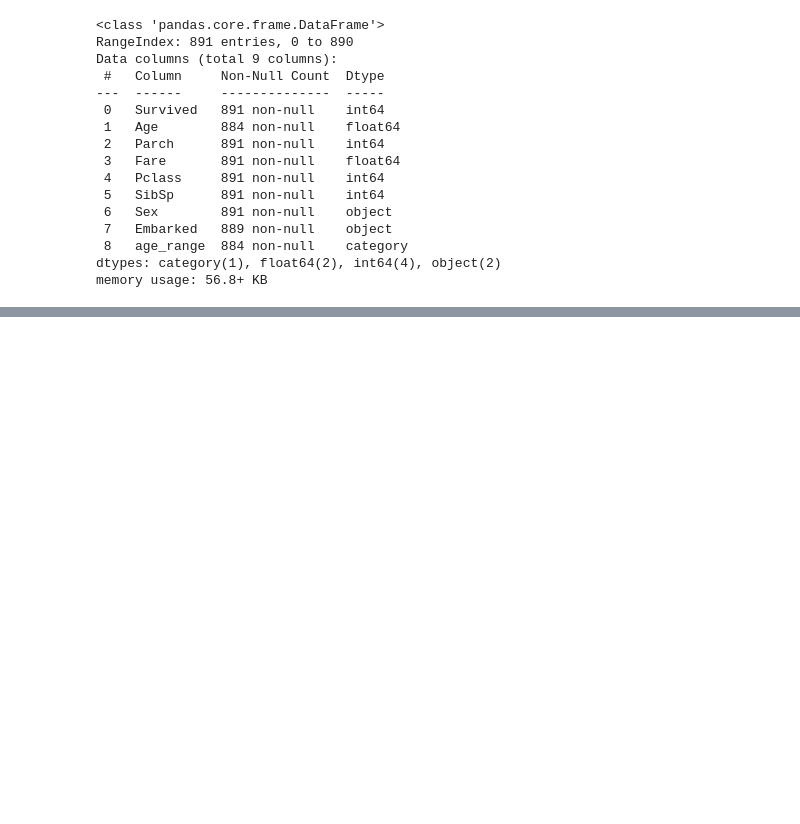
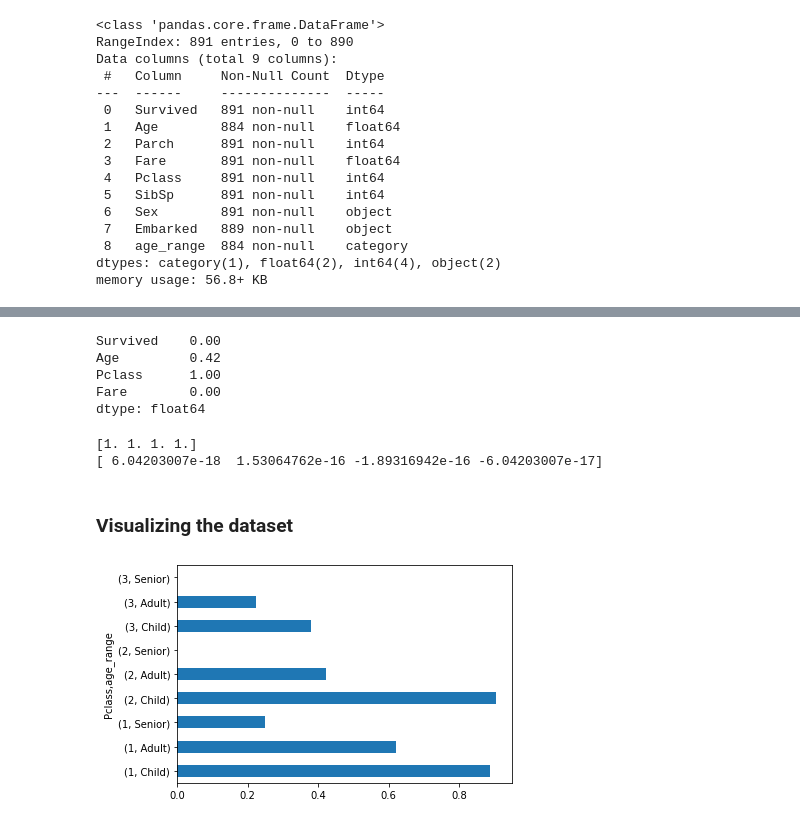
Before and after one commit to RandytheReindeer/MachineLearningModels, a Jupyter notebook: Titanic Visualization.ipynb, the cells around one changed output, grey strips where cells are left out. Drawn from its saved outputs; the diff is of its cells as text; code cells hidden in the pictures; blank space fills up the shorter version.

```diff
--- a/Titanic Visualization.ipynb
+++ b/Titanic Visualization.ipynb
@@ -291,0 +278,26 @@ print(np.mean(df_matrix_norm, axis = 0))
+# %%
+df_sub.min()
+# %% [output]
+Survived    0.00
+Age         0.42
+Pclass      1.00
+Fare        0.00
+dtype: float64
+# %%
+df_matrix = df_imputed[["Survived", "Age", "Pclass", "Fare"]].values
+
+s_obj = StandardScaler()
+df_matrix_norm = s_obj.fit_transform(df_matrix)
+print(np.std(df_matrix_norm, axis = 0))
+print(np.mean(df_matrix_norm, axis = 0))
+# %% [output]
+[1. 1. 1. 1.]
+[ 6.04203007e-18  1.53064762e-16 -1.89316942e-16 -6.04203007e-17]
+# %% [markdown]
+### Visualizing the dataset
+# %%
+df_grouped = df_imputed.groupby(by = ["Pclass", "age_range"])
+survival_rate = df_grouped.Survived.sum() / df_grouped.Survived.count()
+ax = survival_rate.plot(kind = 'barh')
+# %% [output]
+[figure, added]
```
Also changed, not shown: parts of 27 cells of this notebook.
